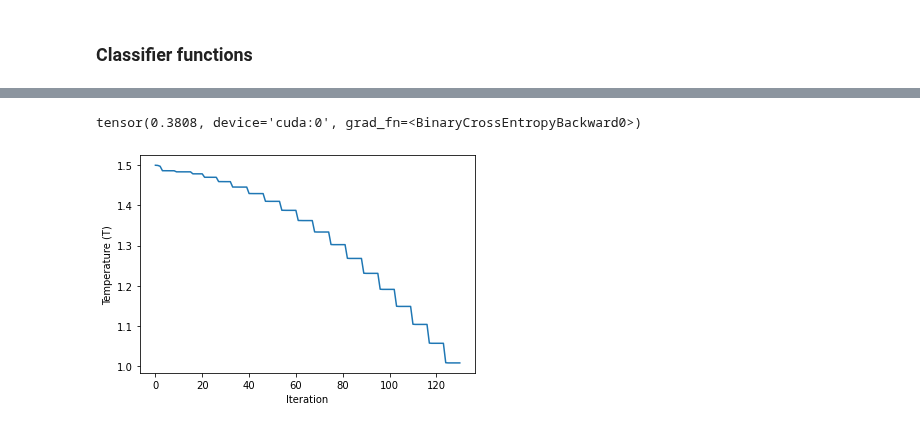
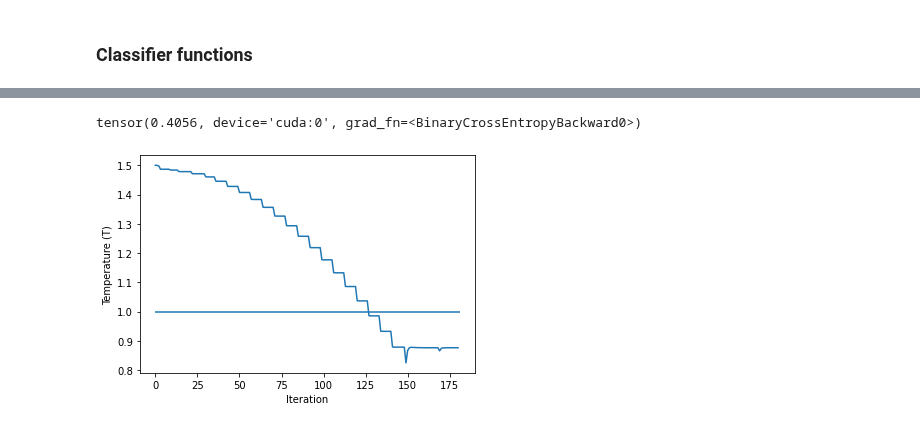
Before and after one commit to zcapjdb/UKAEAGroupProject, a Jupyter notebook: src/notebooks/Temperature_Scaling.ipynb, the cells around one changed output, grey strips where cells are left out. Saved outputs shown, nothing was run; the diff lists cells and outputs as text; code cells hidden in the pictures.

```diff
--- a/src/notebooks/Temperature_Scaling.ipynb
+++ b/src/notebooks/Temperature_Scaling.ipynb
@@ -164,7 +167,7 @@ def T_scaling(logits, temperature):
 temp = nn.Parameter((1.5*torch.ones(1)).cuda())
 criterion = nn.BCELoss()
 # optimizer = optim.LBFGS([temp], lr=0.01, max_iter=50, line_search_fn='strong_wolfe')
-optimizer = optim.LBFGS([temp], lr=0.01, max_iter=100, line_search_fn='strong_wolfe')
+optimizer = optim.LBFGS([temp], lr=0.01, max_iter=500, line_search_fn='strong_wolfe')
 logits_list = []
 labels_list = []
 
@@ -187,11 +190,12 @@ def _eval():
 
 optimizer.step(_eval)
 # %% [output]
-tensor(0.3808, device='cuda:0', grad_fn=<BinaryCrossEntropyBackward0>)
+tensor(0.4056, device='cuda:0', grad_fn=<BinaryCrossEntropyBackward0>)
 # %%
 plt.figure()
 plt.plot(t_vals)
+plt.hlines(1, 0, len(t_vals))
 plt.xlabel('Iteration')
 plt.ylabel('Temperature (T)');
 # %% [output]
-[figure, old version]
+[figure, new version]
```
Also changed, not shown: parts of 11 cells of this notebook, 2 other files.
